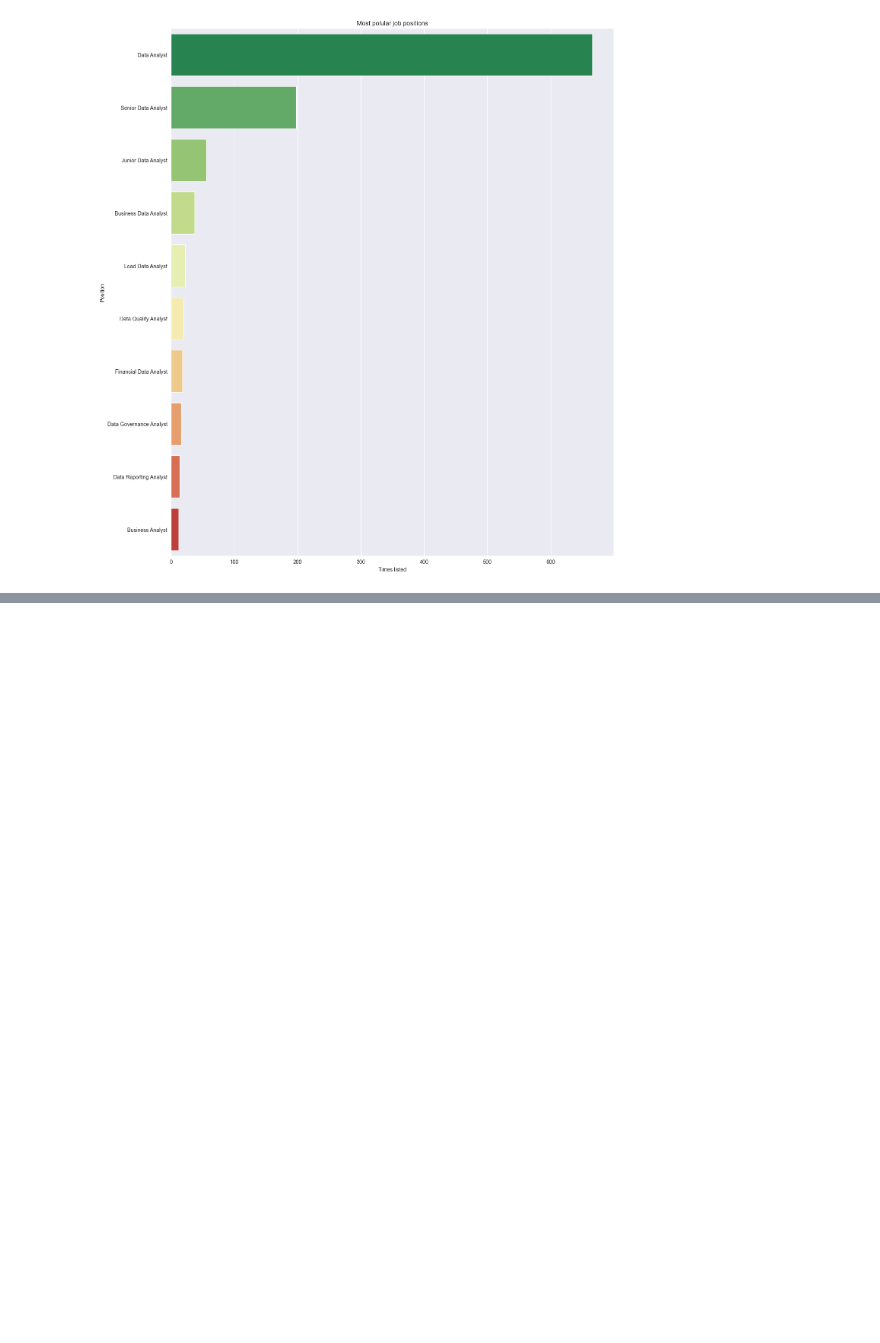
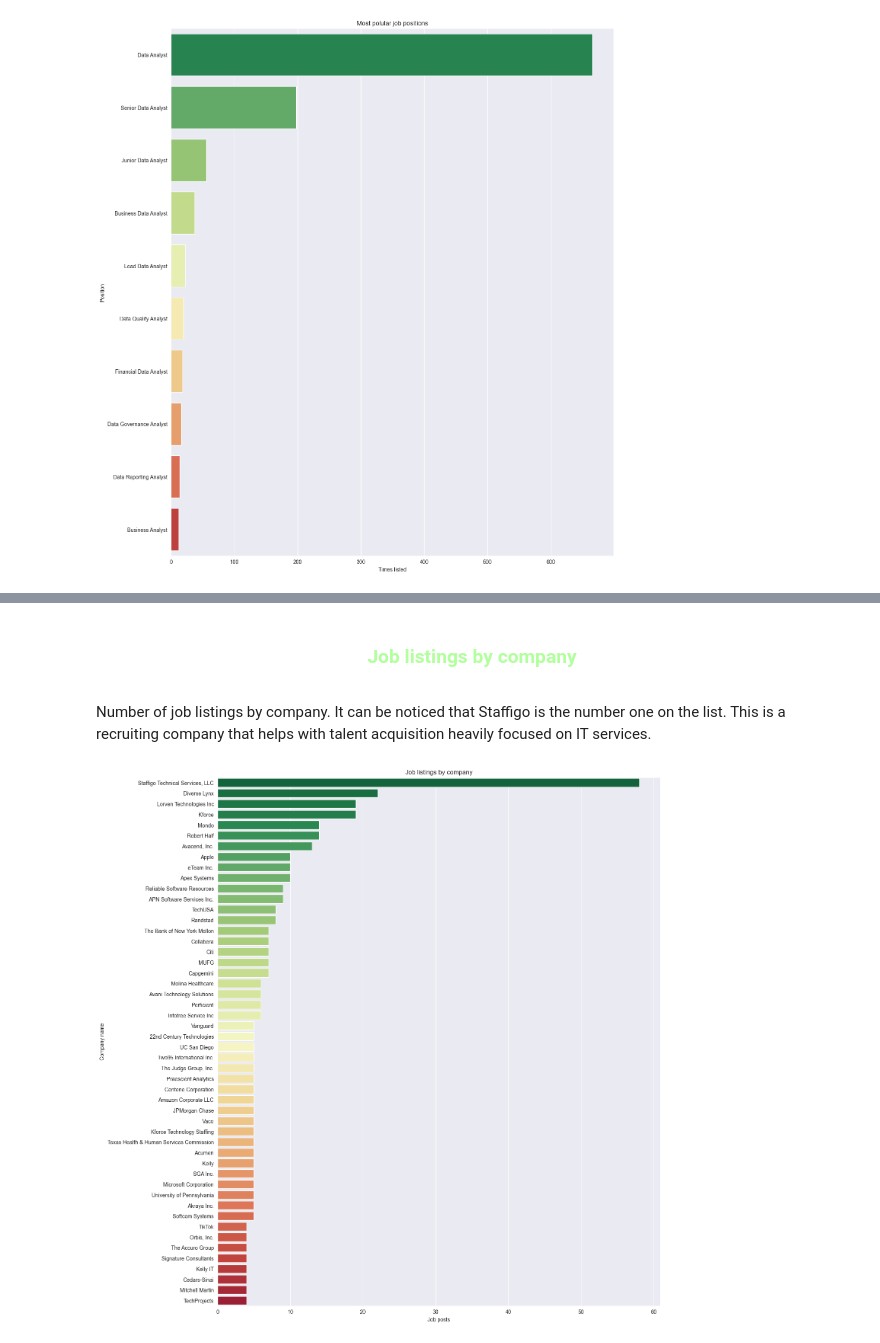
Before and after one commit to Imbravo/dataAnalystJobs, a Jupyter notebook: dataAnalystJobs.ipynb, the cells around one changed output, grey strips where cells are left out. Cells and saved outputs as stored; diff of their text form; code cells hidden in the pictures; blank space fills up the shorter version.

```diff
--- a/dataAnalystJobs.ipynb
+++ b/dataAnalystJobs.ipynb
@@ -365,0 +420,13 @@ plt.show()
+# %% [markdown]
+<center><h3 style='color:#B2FF9E'>Job listings by company</h3></center>
+# %% [markdown]
+Number of job listings by company. It can be noticed that Staffigo is the number one on the list. This is a recruiting company that helps with talent acquisition heavily focused on IT services.
+# %%
+plt.figure(figsize=(15,18))
+p = sns.barplot(data=listings['Company Name'].value_counts().reset_index()[:50], x ='Company Name', y='index', palette='RdYlGn_r')
+p.set_xlabel('Job posts')
+p.set_ylabel('Company name')
+p.set_title('Job listings by company')
+plt.show()
+# %% [output]
+[figure, added]
```
Also changed, not shown: parts of 25 cells of this notebook.
